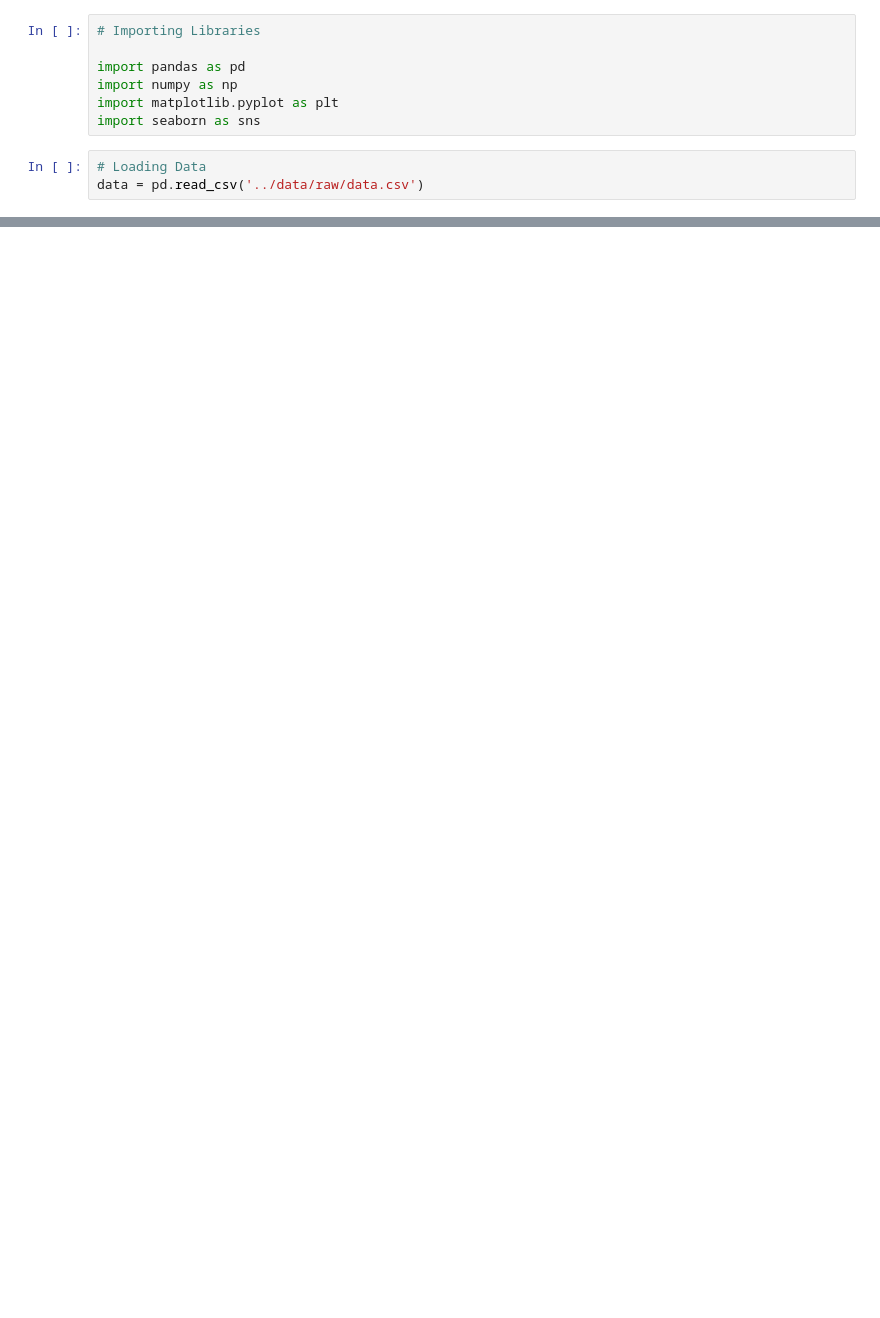
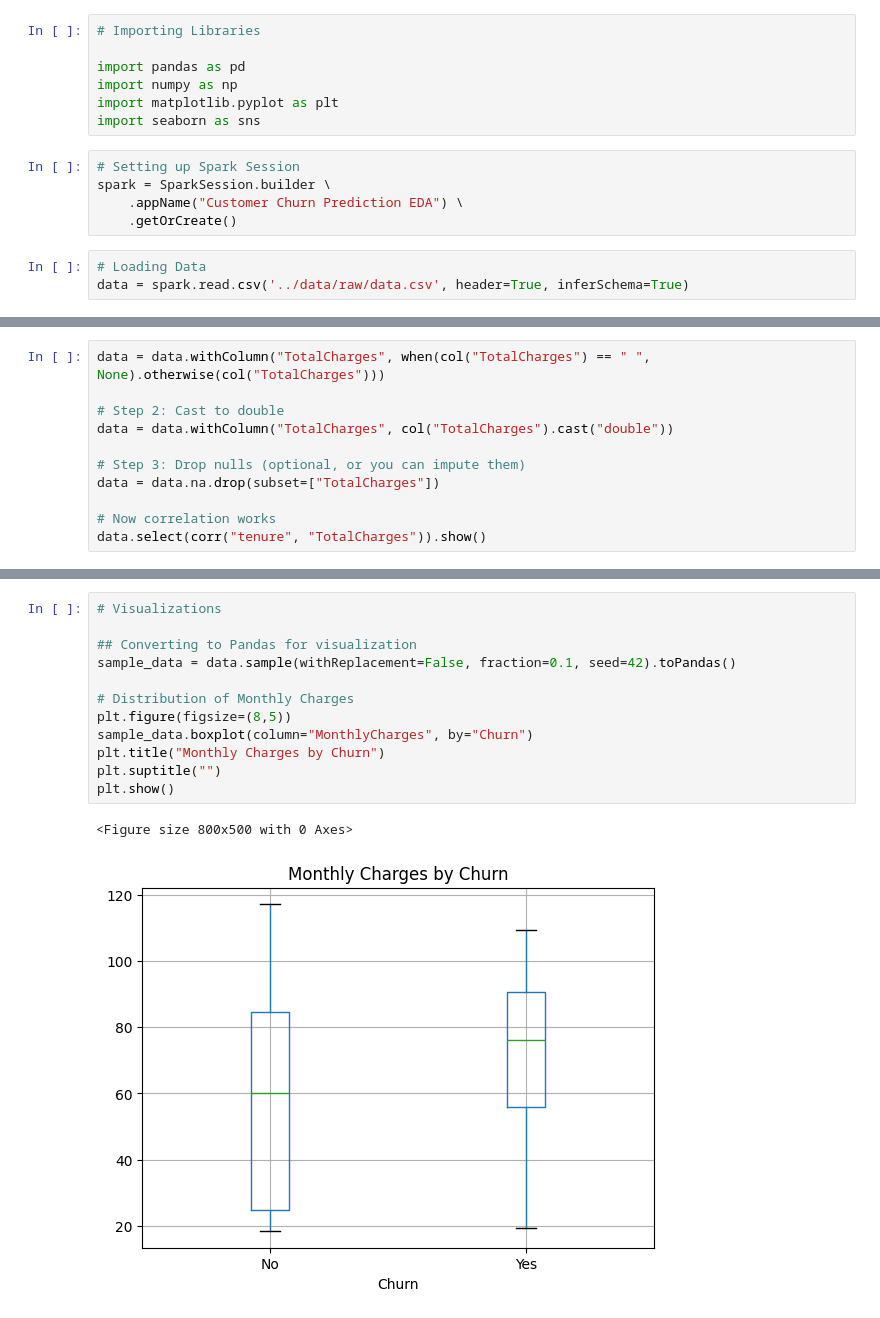
Before and after one commit to Shreyak1999/Customer_Churn_Prediction, a Jupyter notebook: notebooks/01_eda.ipynb, the cells around one changed output, grey strips where cells are left out. Cells and saved outputs as stored; diff of their text form; blank space fills up the shorter version.

Commit message:
spark installed. eda completed.

```diff
--- a/notebooks/01_eda.ipynb
+++ b/notebooks/01_eda.ipynb
@@ -10,7 +14,12 @@ import pandas as pd
 import numpy as np
 import matplotlib.pyplot as plt
 import seaborn as sns
+# %%
+# Setting up Spark Session
+spark = SparkSession.builder \
+    .appName("Customer Churn Prediction EDA") \
+    .getOrCreate()
 # %%
 # Loading Data
-data = pd.read_csv('../data/raw/data.csv')
+data = spark.read.csv('../data/raw/data.csv', header=True, inferSchema=True)
 # %%
@@ -54,0 +202,11 @@ No duplicate values.
+# %%
+data = data.withColumn("TotalCharges", when(col("TotalCharges") == " ", None).otherwise(col("TotalCharges")))
+
+# Step 2: Cast to double
+data = data.withColumn("TotalCharges", col("TotalCharges").cast("double"))
+
+# Step 3: Drop nulls (optional, or you can impute them)
+data = data.na.drop(subset=["TotalCharges"])
+
+# Now correlation works
+data.select(corr("tenure", "TotalCharges")).show()
@@ -54,0 +223,15 @@ No duplicate values.
+# %%
+# Visualizations
+
+## Converting to Pandas for visualization
+sample_data = data.sample(withReplacement=False, fraction=0.1, seed=42).toPandas()
+
+# Distribution of Monthly Charges
+plt.figure(figsize=(8,5))
+sample_data.boxplot(column="MonthlyCharges", by="Churn")
+plt.title("Monthly Charges by Churn")
+plt.suptitle("")
+plt.show()
+# %% [output]
+<Figure size 800x500 with 0 Axes>
+[figure, added]
```
Also changed, not shown: parts of 25 cells of this notebook, 2 other files.
